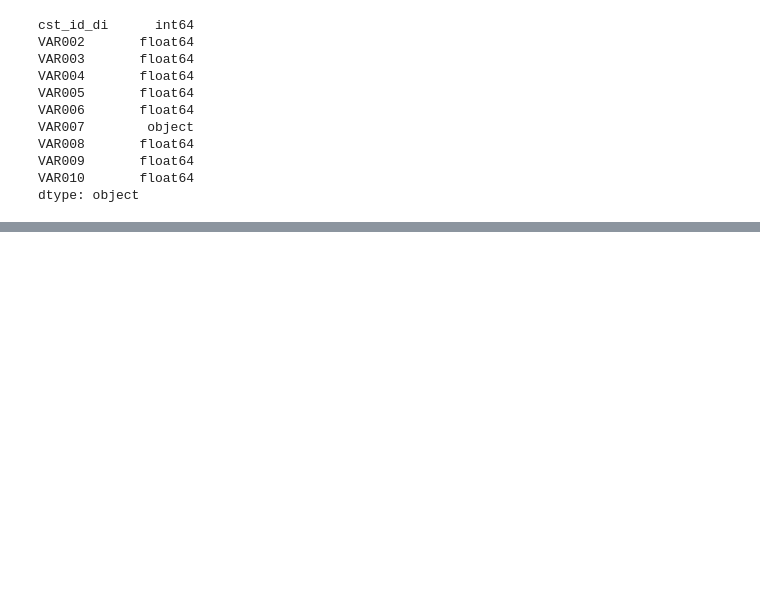
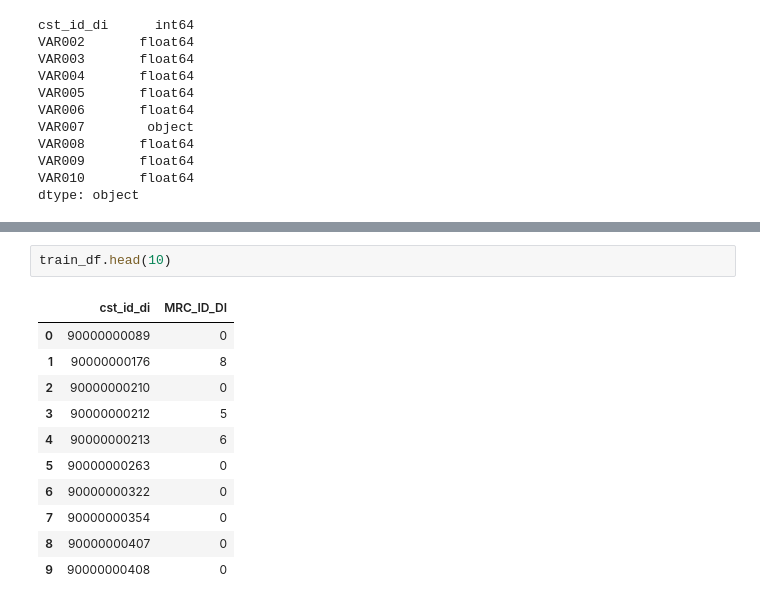
Before and after one commit to sue-bin/SCDC2020, a Jupyter notebook: eda.ipynb, the cells around one changed output, grey strips where cells are left out. Drawn from its saved outputs; the diff is of its cells as text; blank space fills up the shorter version.

```diff
--- a/eda.ipynb
+++ b/eda.ipynb
@@ -86,0 +99,14 @@ dtype: object
+# %%
+train_df.head(10)
+# %% [output]
+|  | cst_id_di | MRC_ID_DI |
+| 0 | 90000000089 | 0 |
+| 1 | 90000000176 | 8 |
+| 2 | 90000000210 | 0 |
+| 3 | 90000000212 | 5 |
+| 4 | 90000000213 | 6 |
+| 5 | 90000000263 | 0 |
+| 6 | 90000000322 | 0 |
+| 7 | 90000000354 | 0 |
+| 8 | 90000000407 | 0 |
+| 9 | 90000000408 | 0 |
```
Also changed, not shown: parts of 25 cells of this notebook.
